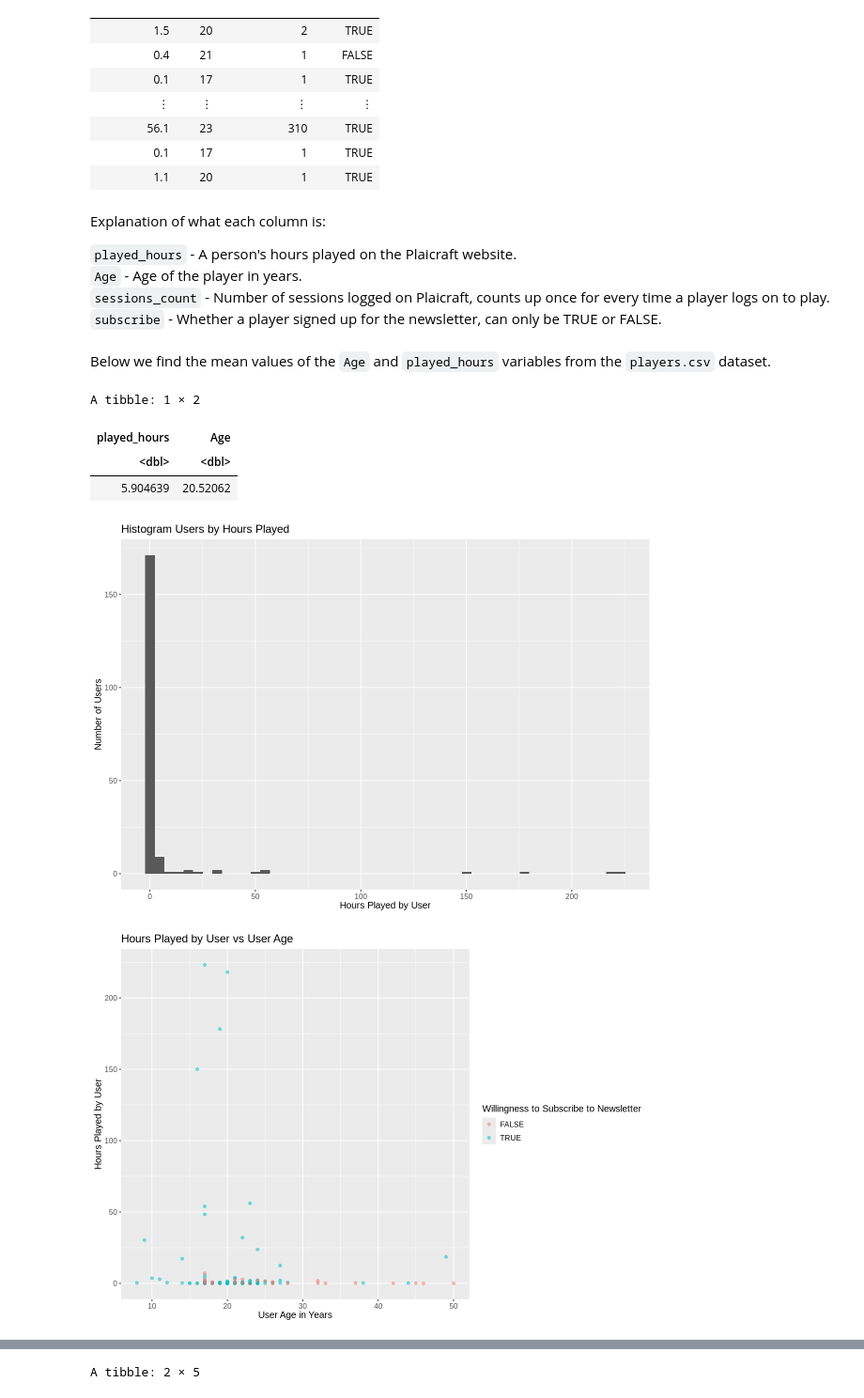
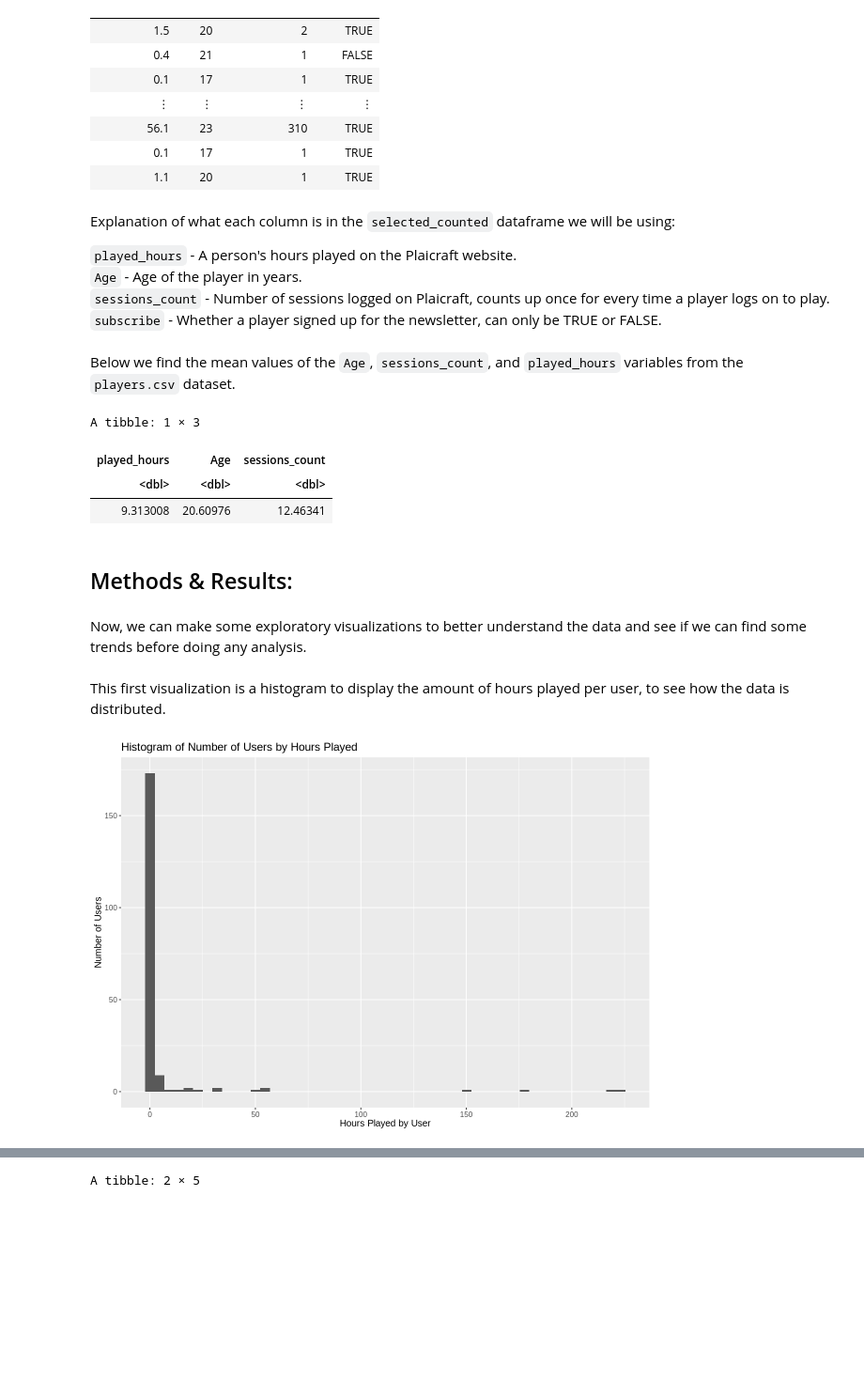
Before and after one commit to acay05/dsci-100-2025W2-006-group4, a Jupyter notebook: Final_Project_Group4.ipynb, the cells around one changed output, grey strips where cells are left out. Shown at 94% size. Saved outputs shown, nothing was run; the diff lists cells and outputs as text; code cells hidden in the pictures; blank space fills up the shorter version.

Commit message:
Added Exploratory Visualizations

```diff
--- a/Final_Project_Group4.ipynb
+++ b/Final_Project_Group4.ipynb
@@ -92,42 +92,39 @@ A tibble: 125 × 4
 | 0.1 | 17 | 1 | TRUE |
 | 1.1 | 20 | 1 | TRUE |
 # %% [markdown]
-Explanation of what each column is:
+Explanation of what each column is in the `selected_counted` dataframe we will be using:
 
 `played_hours` - A person's hours played on the Plaicraft website. \
 `Age` - Age of the player in years. \
 `sessions_count` - Number of sessions logged on Plaicraft, counts up once for every time a player logs on to play. \
 `subscribe` - Whether a player signed up for the newsletter, can only be TRUE or FALSE.
 # %% [markdown]
-Below we find the mean values of the `Age` and `played_hours` variables from the `players.csv` dataset.
+Below we find the mean values of the `Age`, `sessions_count`, and `played_hours` variables from the `players.csv` dataset.
 # %%
-summarized_players <- players |>
-    select(played_hours, Age) |>
+summarized_players <- selected_counted |>
+    select(played_hours, Age, sessions_count) |>
     filter(!is.na(Age)) |>
     map_dfr(mean)
 summarized_players
 # %% [output]
-A tibble: 1 × 2
+A tibble: 1 × 3
-| played_hours | Age |
-| <dbl> | <dbl> |
-| 5.904639 | 20.52062 |
+| played_hours | Age | sessions_count |
+| <dbl> | <dbl> | <dbl> |
+| 9.313008 | 20.60976 | 12.46341 |
+# %% [markdown]
+## Methods & Results: ##
+# %% [markdown]
+Now, we can make some exploratory visualizations to better understand the data and see if we can find some trends before doing any analysis.
+# %% [markdown]
+This first visualization is a histogram to display the amount of hours played per user, to see how the data is distributed.
 # %%
 options(repr.plot.width = 10, repr.plot.height = 7)
-# creating a histogram for the amount of hours played per user, to see how the data is distributed
+
 played_hours_plot <- players |>
     ggplot(aes(x = played_hours)) +
     geom_histogram(bins = 50) +
-    labs(x = "Hours Played by User", y = "Number of Users", title = "Histogram Users by Hours Played") +
-    theme(text = element_text(size = 12))
-# comparing 2 numerical variables to observe if trends are clearly visible
-age_hour_plot <- players |>
-    ggplot(aes(x = Age, y = played_hours, colour = subscribe)) +
-    geom_point(alpha = 0.5) +
-    labs(x = "User Age in Years", y = "Hours Played by User",
-         colour = "Willingness to Subscribe to Newsletter", title = "Hours Played by User vs User Age") +
+    labs(x = "Hours Played by User", y = "Number of Users", title = "Histogram of Number of Users by Hours Played") +
     theme(text = element_text(size = 12))
 played_hours_plot
-age_hour_plot
 # %% [output]
-[figure, old version]
+[figure, new version]
-[figure, removed]
```
Also changed, not shown: parts of 9 cells of this notebook.
